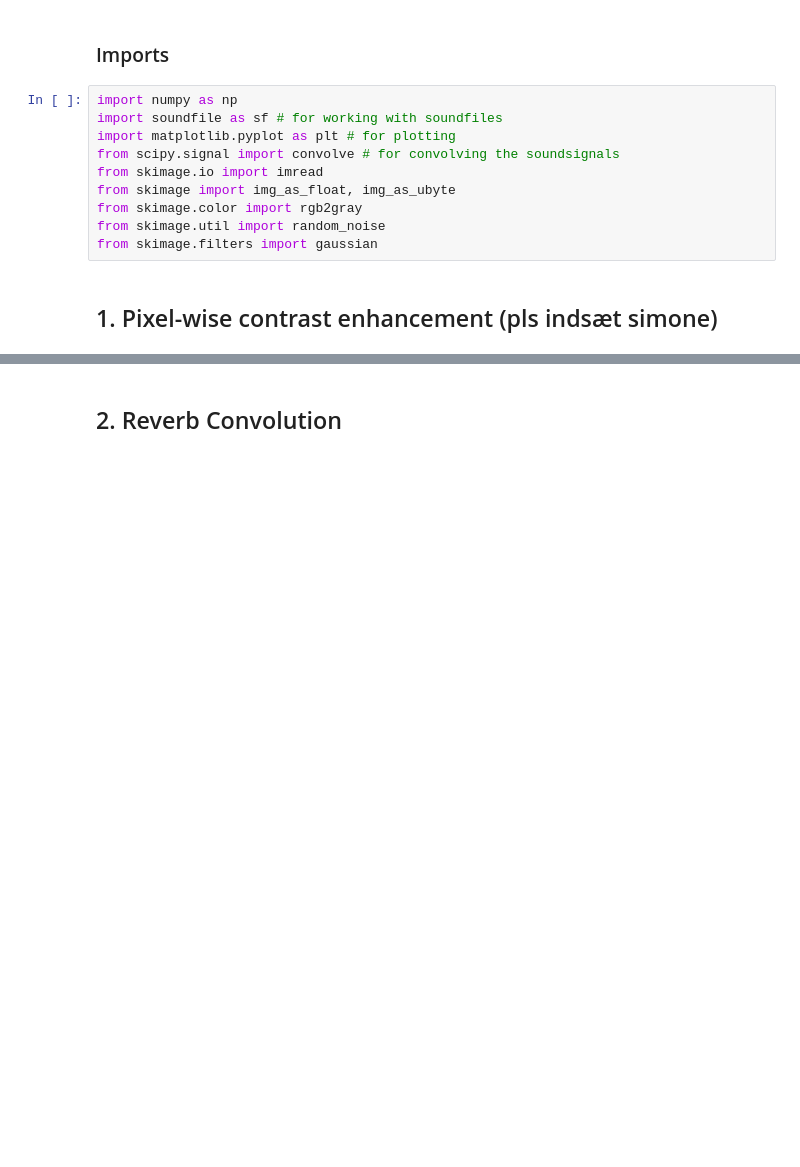
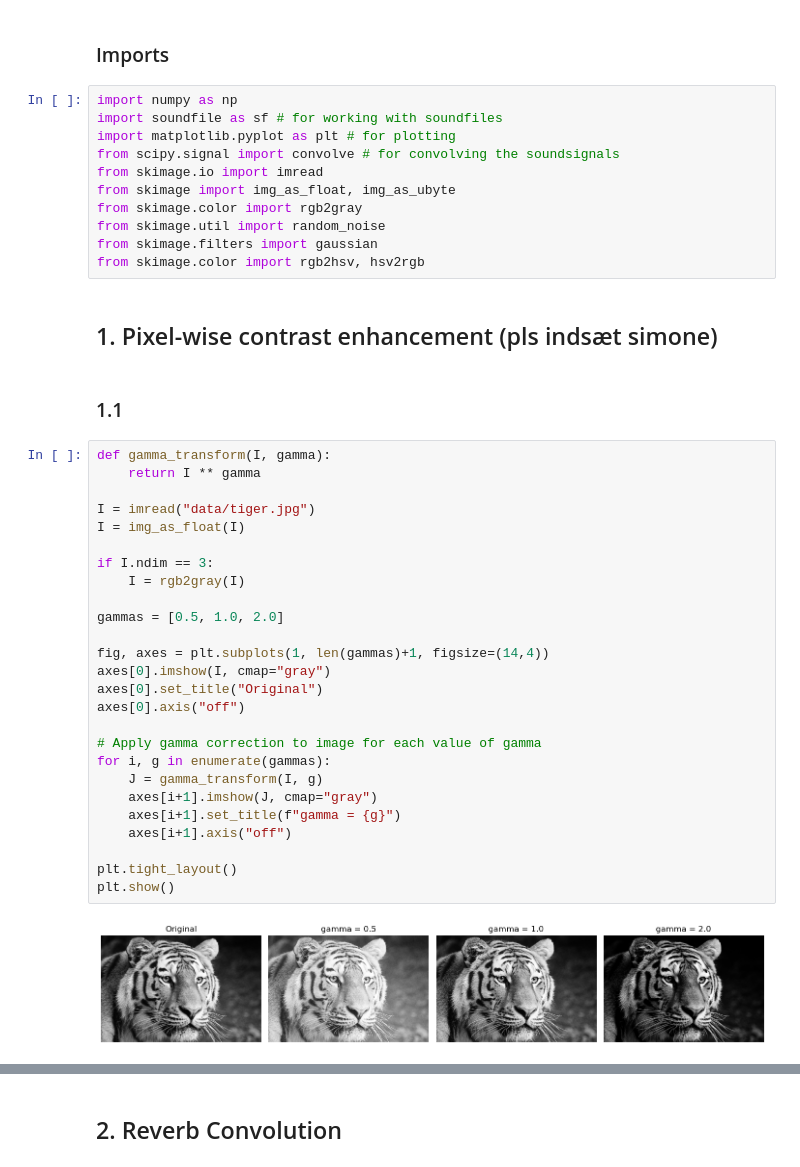
Before and after one commit to marcusffh/SIP, a Jupyter notebook: Assignment_2/solution.ipynb, the cells around one changed output, grey strips where cells are left out. Drawn from its saved outputs; the diff is of its cells as text; blank space fills up the shorter version.

```diff
--- a/Assignment_2/solution.ipynb
+++ b/Assignment_2/solution.ipynb
@@ -12,5 +12,36 @@ from skimage import img_as_float, img_as_ubyte
 from skimage.color import rgb2gray
 from skimage.util import random_noise
 from skimage.filters import gaussian
+from skimage.color import rgb2hsv, hsv2rgb
 # %% [markdown]
 ## 1. Pixel-wise contrast enhancement (pls indsæt simone)
+# %% [markdown]
+### 1.1
+# %%
+def gamma_transform(I, gamma):
+    return I ** gamma
+
+I = imread("data/tiger.jpg")
+I = img_as_float(I)
+
+if I.ndim == 3:
+    I = rgb2gray(I)
+
+gammas = [0.5, 1.0, 2.0]
+
+fig, axes = plt.subplots(1, len(gammas)+1, figsize=(14,4))
+axes[0].imshow(I, cmap="gray")
+axes[0].set_title("Original")
+axes[0].axis("off")
+
+# Apply gamma correction to image for each value of gamma
+for i, g in enumerate(gammas):
+    J = gamma_transform(I, g)
+    axes[i+1].imshow(J, cmap="gray")
+    axes[i+1].set_title(f"gamma = {g}")
+    axes[i+1].axis("off")
+
+plt.tight_layout()
+plt.show()
+# %% [output]
+[figure, added]
```
Also changed, not shown: parts of 10 cells of this notebook, 12 other files.
